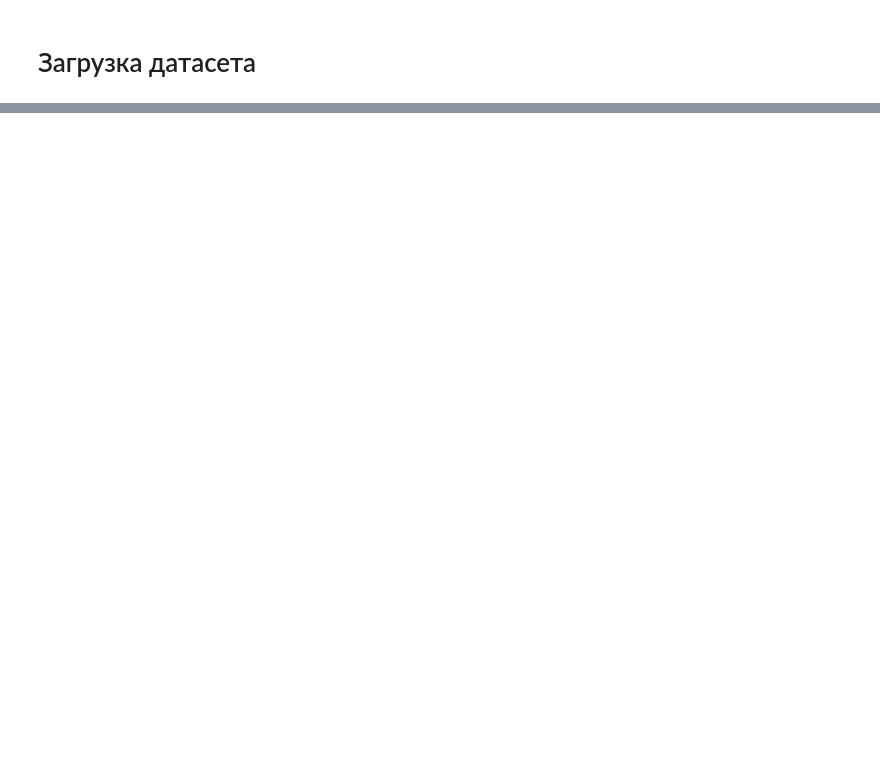
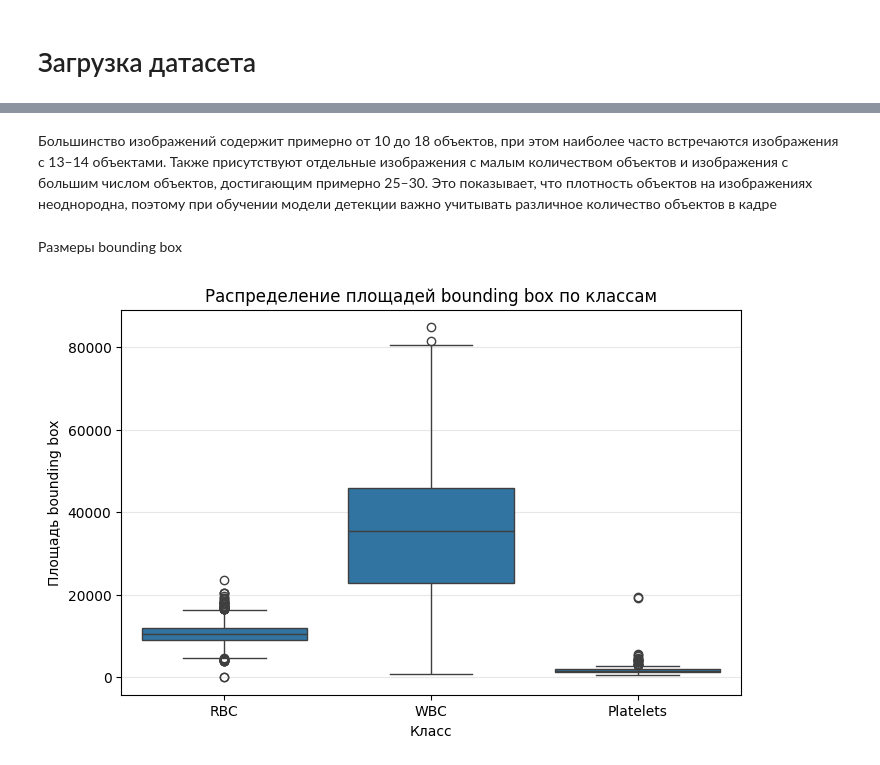
Before and after one commit to LunisLinus/machine_learning, a Jupyter notebook: practice/neural_networks/bccd/bccd.ipynb, the cells around one changed output, grey strips where cells are left out. Saved outputs shown, nothing was run; the diff lists cells and outputs as text; code cells hidden in the pictures; blank space fills up the shorter version.

```diff
--- a/practice/neural_networks/bccd/bccd.ipynb
+++ b/practice/neural_networks/bccd/bccd.ipynb
@@ -467,0 +164,18 @@ else:
+# %% [markdown]
+Большинство изображений содержит примерно от 10 до 18 объектов, при этом наиболее часто встречаются изображения с 13–14 объектами. Также присутствуют отдельные изображения с малым количеством объектов и изображения с большим числом объектов, достигающим примерно 25–30. Это показывает, что плотность объектов на изображениях неоднородна, поэтому при обучении модели детекции важно учитывать различное количество объектов в кадре
+# %% [markdown]
+Размеры bounding box
+# %%
+plt.figure(figsize=(8, 5))
+sns.boxplot(
+    data=df,
+    x="class_name",
+    y="bbox_area"
+)
+plt.title("Распределение площадей bounding box по классам")
+plt.xlabel("Класс")
+plt.ylabel("Площадь bounding box")
+plt.grid(axis="y", alpha=0.3)
+plt.show()
+# %% [output]
+[figure, added]
```
Also changed, not shown: parts of 72 cells of this notebook, 25 other files.
